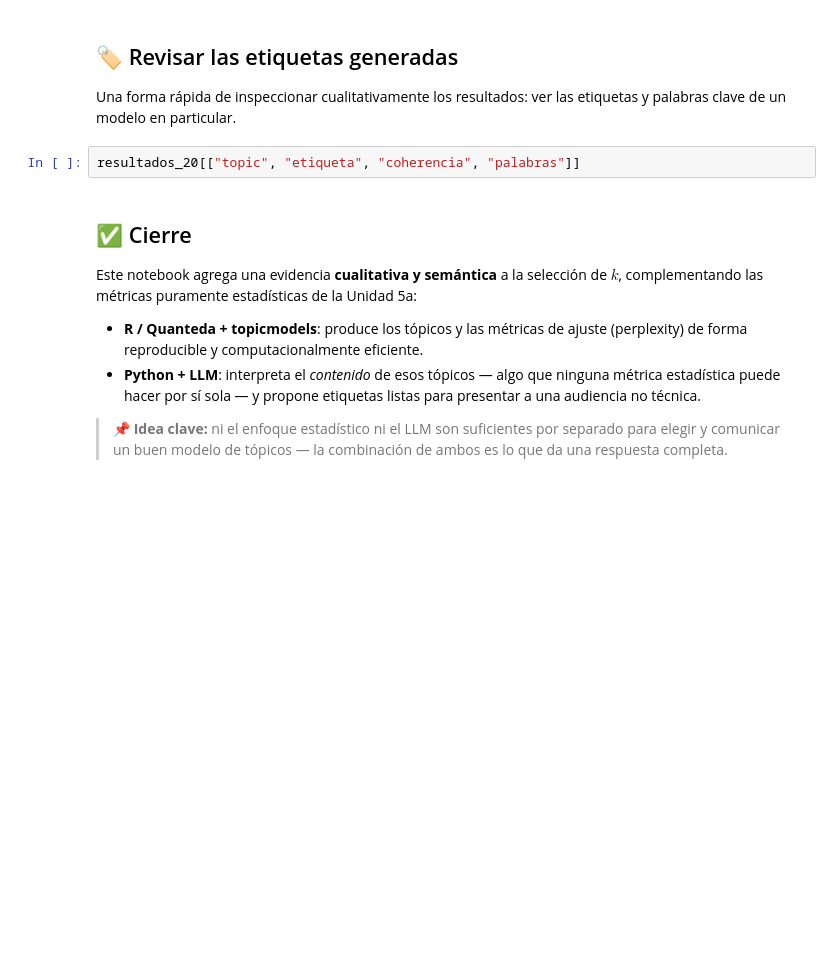
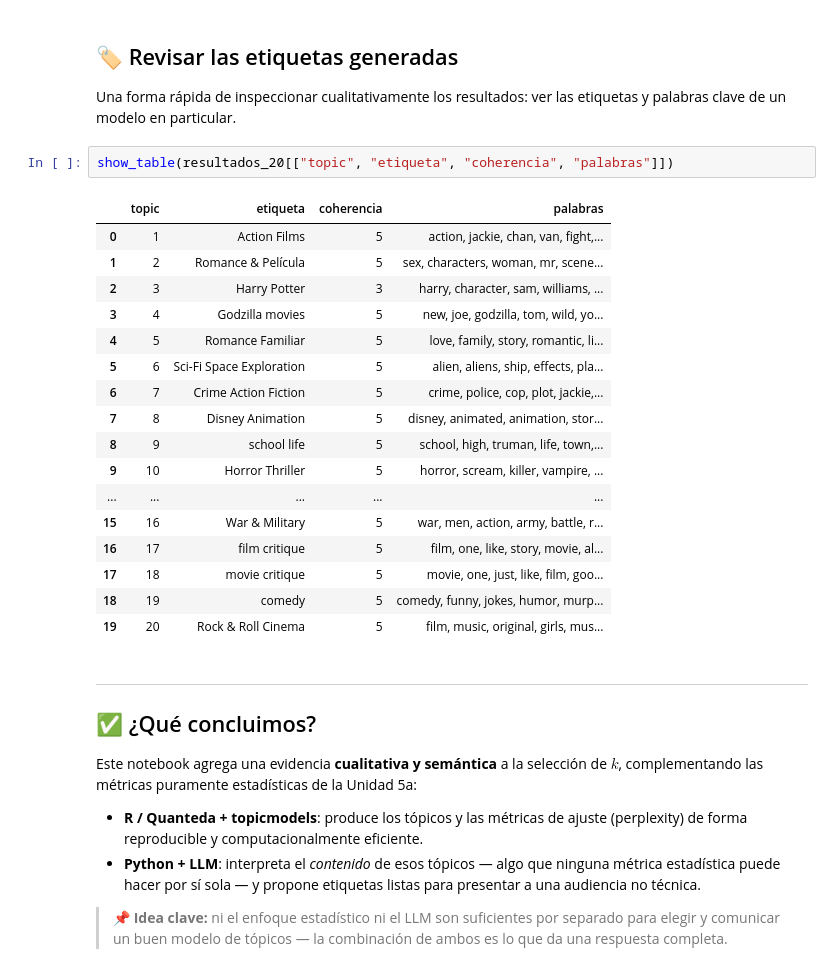
Before and after one commit to fdiaz1968/NLP, a Jupyter notebook: docs/clases/Unidad_5b_Consistencia_TM_LLM.ipynb, the cells around one changed output. Cells and saved outputs as stored; diff of their text form; blank space fills up the shorter version.

```diff
--- a/docs/clases/Unidad_5b_Consistencia_TM_LLM.ipynb
+++ b/docs/clases/Unidad_5b_Consistencia_TM_LLM.ipynb
@@ -362,9 +494,28 @@ Esto **no es un error de parseo** (ya verificamos que el formato se extrae corre
 
 Una forma rápida de inspeccionar cualitativamente los resultados: ver las etiquetas y palabras clave de un modelo en particular.
 # %%
-resultados_20[["topic", "etiqueta", "coherencia", "palabras"]]
+show_table(resultados_20[["topic", "etiqueta", "coherencia", "palabras"]])
+# %% [output]
+|  | topic | etiqueta | coherencia | palabras |
+| 0 | 1 | Action Films | 5 | action, jackie, chan, van, fight,... |
+| 1 | 2 | Romance & Película | 5 | sex, characters, woman, mr, scene... |
+| 2 | 3 | Harry Potter | 3 | harry, character, sam, williams, ... |
+| 3 | 4 | Godzilla movies | 5 | new, joe, godzilla, tom, wild, yo... |
+| 4 | 5 | Romance Familiar | 5 | love, family, story, romantic, li... |
+| 5 | 6 | Sci-Fi Space Exploration | 5 | alien, aliens, ship, effects, pla... |
+| 6 | 7 | Crime Action Fiction | 5 | crime, police, cop, plot, jackie,... |
+| 7 | 8 | Disney Animation | 5 | disney, animated, animation, stor... |
+| 8 | 9 | school life | 5 | school, high, truman, life, town,... |
+| 9 | 10 | Horror Thriller | 5 | horror, scream, killer, vampire, ... |
+| ... | ... | ... | ... | ... |
+| 15 | 16 | War & Military | 5 | war, men, action, army, battle, r... |
+| 16 | 17 | film critique | 5 | film, one, like, story, movie, al... |
+| 17 | 18 | movie critique | 5 | movie, one, just, like, film, goo... |
+| 18 | 19 | comedy | 5 | comedy, funny, jokes, humor, murp... |
+| 19 | 20 | Rock & Roll Cinema | 5 | film, music, original, girls, mus... |
 # %% [markdown]
-## ✅ Cierre
+---
+## ✅ ¿Qué concluimos?
 
 Este notebook agrega una evidencia **cualitativa y semántica** a la selección de $k$, complementando las métricas puramente estadísticas de la Unidad 5a:
 
```
Also changed, not shown: parts of 24 cells of this notebook, 1 other file.
